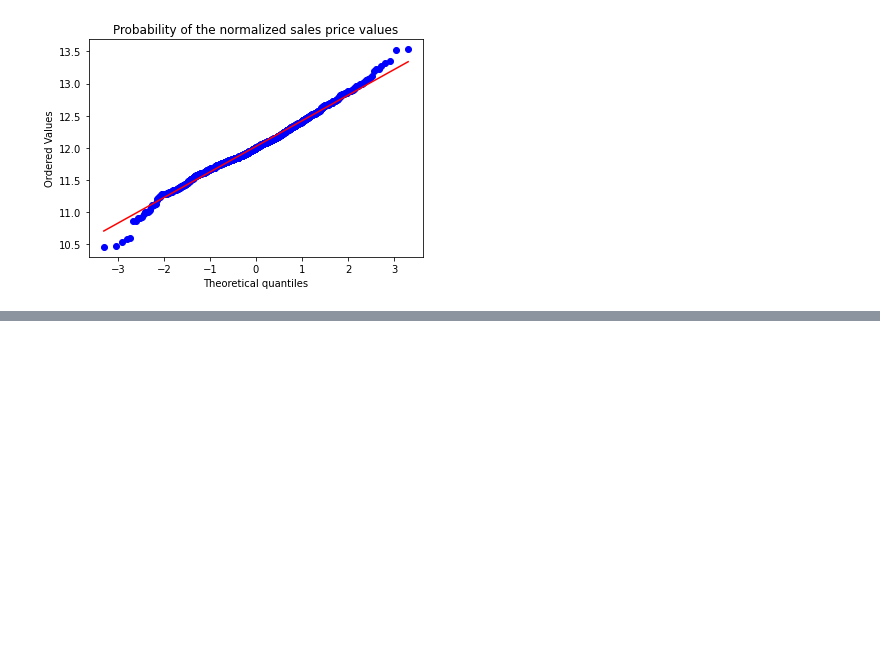
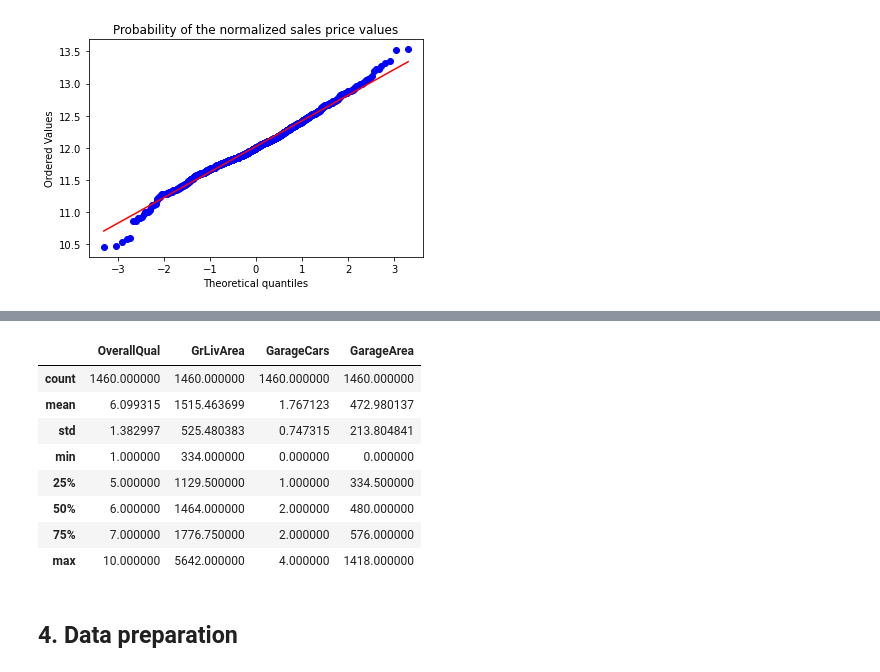
Before and after one commit to AntiKevin/House-Prices-Predict, a Jupyter notebook: house_prices.ipynb, the cells around one changed output, grey strips where cells are left out. Drawn from its saved outputs; the diff is of its cells as text; code cells hidden in the pictures; blank space fills up the shorter version.

```diff
--- a/house_prices.ipynb
+++ b/house_prices.ipynb
@@ -82,0 +121,14 @@ Text(0.5, 1.0, 'Probability of the normalized sales price values')
+# %%
+train[['OverallQual','GrLivArea','GarageCars','GarageArea']].describe() #most correlated data stats
+# %% [output]
+|  | OverallQual | GrLivArea | GarageCars | GarageArea |
+| count | 1460.000000 | 1460.000000 | 1460.000000 | 1460.000000 |
+| mean | 6.099315 | 1515.463699 | 1.767123 | 472.980137 |
+| std | 1.382997 | 525.480383 | 0.747315 | 213.804841 |
+| min | 1.000000 | 334.000000 | 0.000000 | 0.000000 |
+| 25% | 5.000000 | 1129.500000 | 1.000000 | 334.500000 |
+| 50% | 6.000000 | 1464.000000 | 2.000000 | 480.000000 |
+| 75% | 7.000000 | 1776.750000 | 2.000000 | 576.000000 |
+| max | 10.000000 | 5642.000000 | 4.000000 | 1418.000000 |
+# %% [markdown]
+## 4. Data preparation
```
Also changed, not shown: parts of 8 cells of this notebook.
